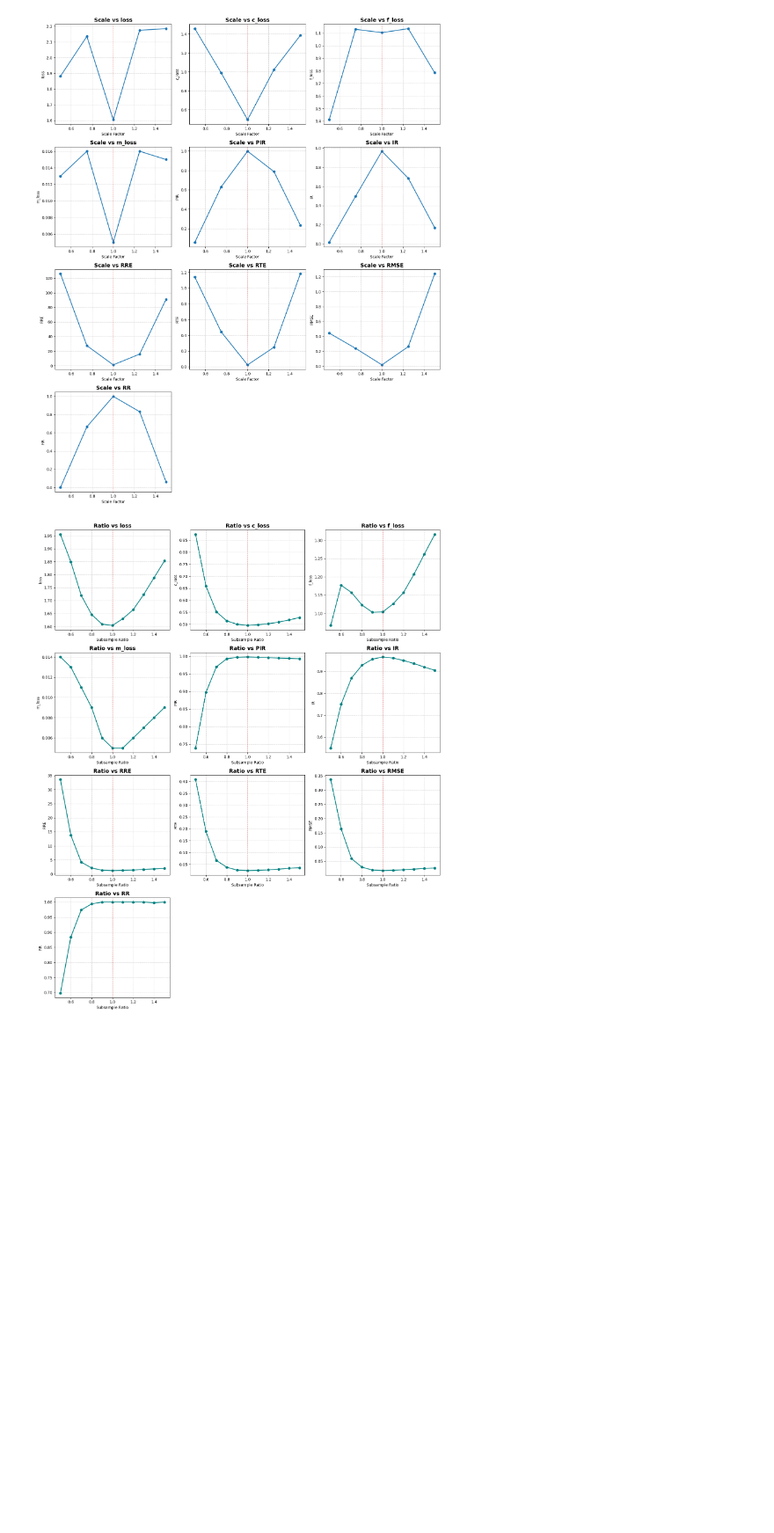
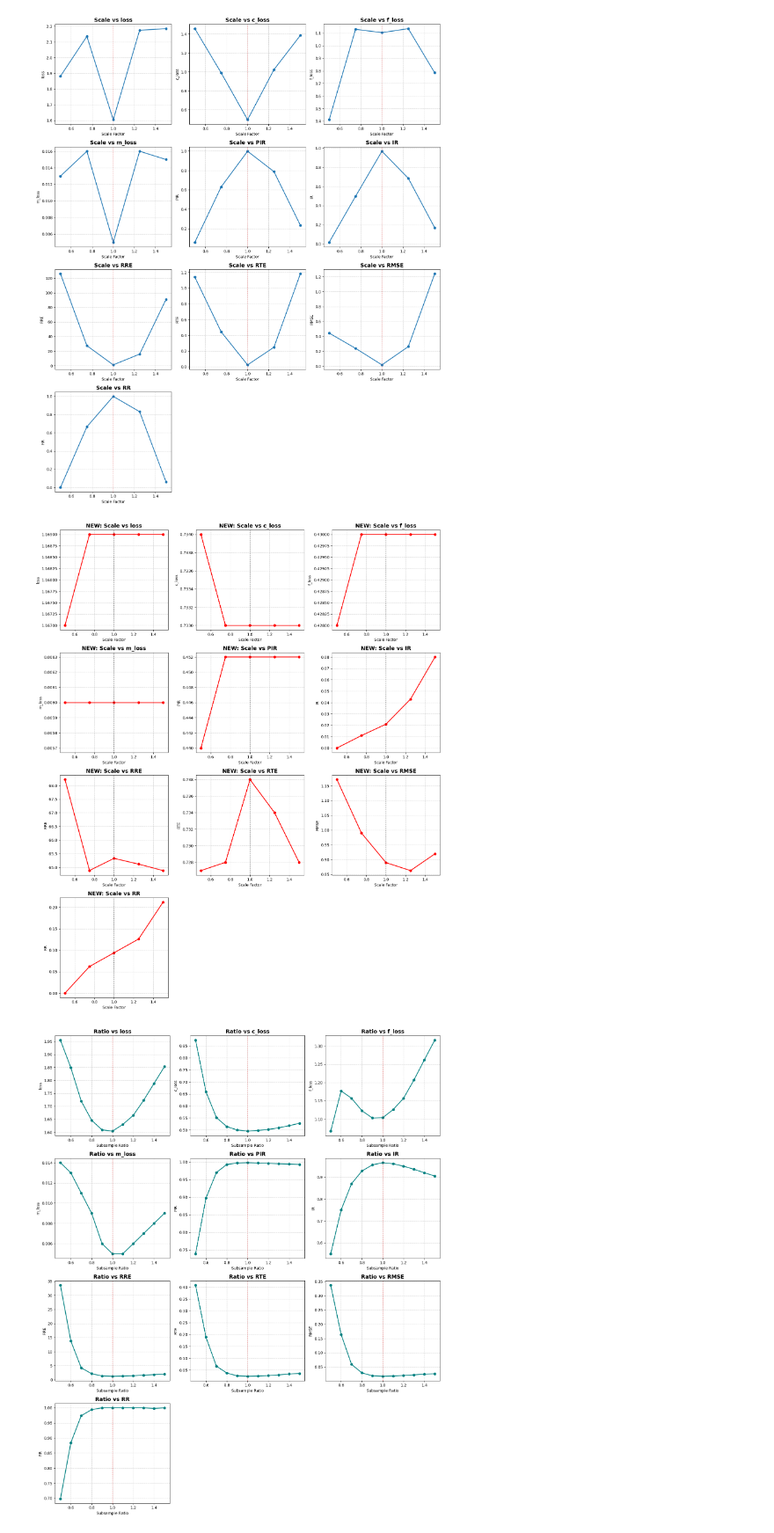
Before and after one commit to eliund3rwood/geotransformer-for-faces, a Jupyter notebook: experiments/geotransformer.faces.stage4.gse.k3.max.oacl.stage2.sinkhorn/break_val_viz.ipynb, the cells around one changed output. Shown at 88% size. Drawn from its saved outputs; the diff is of its cells as text; code cells hidden in the pictures; blank space fills up the shorter version.

```diff
--- a/experiments/geotransformer.faces.stage4.gse.k3.max.oacl.stage2.sinkhorn/break_val_viz.ipynb
+++ b/experiments/geotransformer.faces.stage4.gse.k3.max.oacl.stage2.sinkhorn/break_val_viz.ipynb
@@ -46,6 +45,58 @@ plt.savefig('scale_analysis.png', dpi=300)
 plt.show()
 # %% [output]
 [figure]
+# %%
+import matplotlib.pyplot as plt
+import pandas as pd
+
+# 1. Prepare the new data
+data = {
+    'Scale': [0.5, 0.75, 1.0, 1.25, 1.5],
+    'loss': [1.167, 1.169, 1.169, 1.169, 1.169],
+    'c_loss': [0.734, 0.733, 0.733, 0.733, 0.733],
+    'f_loss': [0.428, 0.430, 0.430, 0.430, 0.430],
+    'm_loss': [0.006, 0.006, 0.006, 0.006, 0.006],
+    'PIR': [0.440, 0.452, 0.452, 0.452, 0.452],
+    'IR': [0.000057, 0.011, 0.021, 0.043, 0.080],
+    'RRE': [68.219, 64.885, 65.329, 65.119, 64.881],
+    'RTE': [0.727, 0.728, 0.738, 0.734, 0.728],
+    'RMSE': [1.171, 0.990, 0.890, 0.863, 0.920],
+    'RR': [0.000, 0.062, 0.094, 0.126, 0.212]
+}
+
+df = pd.DataFrame(data)
+
+# 2. Setup the plot grid
+metrics = [col for col in df.columns if col != 'Scale']
+n_metrics = len(metrics)
+# 4 rows and 3 columns fits the 10 metrics nicely
+fig, axes = plt.subplots(nrows=4, ncols=3, figsize=(15, 18))
+axes = axes.flatten()
+
+# 3. Iterate and plot each metric
+for i, metric in enumerate(metrics):
+    ax = axes[i]
+    # Changed color to red as requested
+    ax.plot(df['Scale'], df[metric], marker='o', linestyle='-', linewidth=2, color='red')
+
+    # Added "NEW" to the beginning of the title
+    ax.set_title(f'NEW: Scale vs {metric}', fontsize=14, fontweight='bold')
+    ax.set_xlabel('Scale Factor', fontsize=10)
+    ax.set_ylabel(metric, fontsize=10)
+    ax.grid(True, linestyle='--', alpha=0.6)
+
+    # Highlight the baseline (Scale 1.0)
+    # Changed baseline color to gray to ensure the red data stands out
+    ax.axvline(x=1.0, color='black', linestyle=':', alpha=0.5, label='Baseline')
+
+# Hide any empty subplots in the grid
+for j in range(i + 1, len(axes)):
+    axes[j].axis('off')
+
+plt.tight_layout()
+plt.show()
+# %% [output]
+[figure, added]
 # %%
 import matplotlib.pyplot as plt
 import pandas as pd
```
Also changed, not shown: parts of 2 cells of this notebook, 8 other files.
